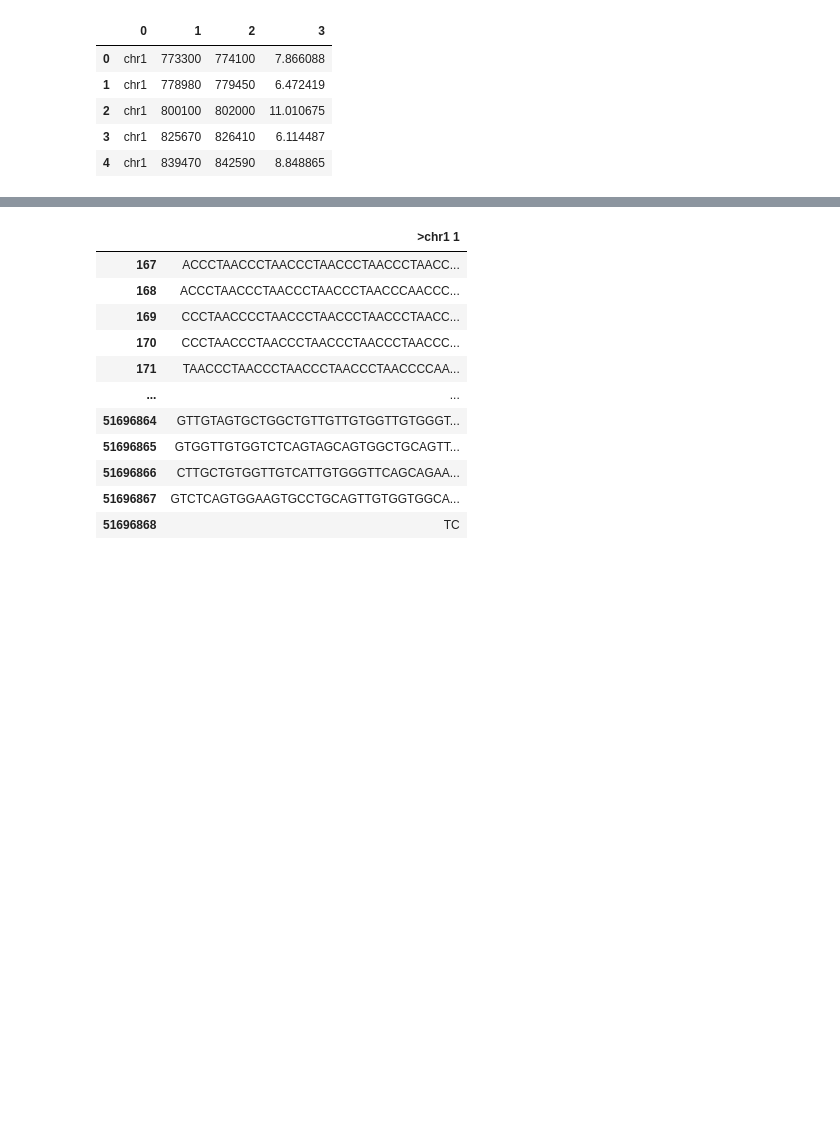
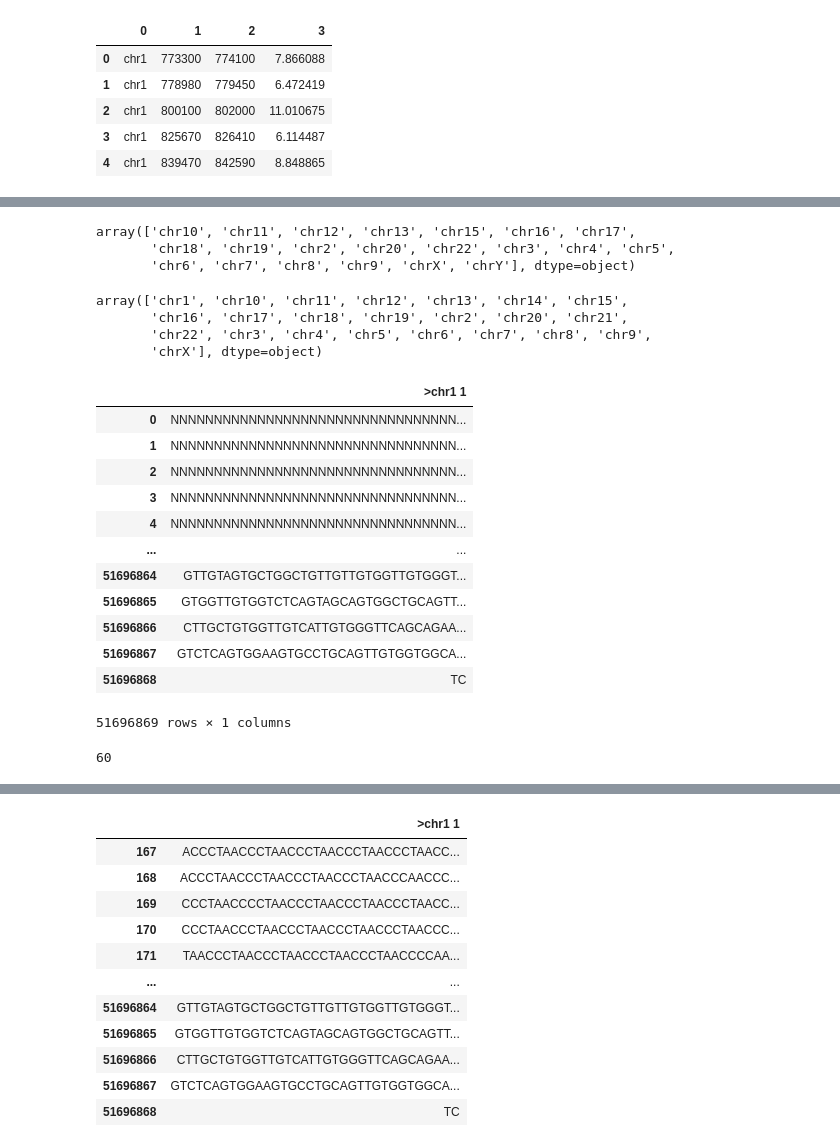
Before and after one commit to glinkaz/Enhancers, a Jupyter notebook: enhancers1.ipynb, the cells around one changed output, grey strips where cells are left out. Cells and saved outputs as stored; diff of their text form; code cells hidden in the pictures; blank space fills up the shorter version.

```diff
--- a/enhancers1.ipynb
+++ b/enhancers1.ipynb
@@ -26,4 +86,39 @@ gm.head()
+# %%
+negative_set[0].unique()
+# %% [output]
+array(['chr10', 'chr11', 'chr12', 'chr13', 'chr15', 'chr16', 'chr17',
+       'chr18', 'chr19', 'chr2', 'chr20', 'chr22', 'chr3', 'chr4', 'chr5',
+       'chr6', 'chr7', 'chr8', 'chr9', 'chrX', 'chrY'], dtype=object)
+# %%
+gm[0].unique()
+# %% [output]
+array(['chr1', 'chr10', 'chr11', 'chr12', 'chr13', 'chr14', 'chr15',
+       'chr16', 'chr17', 'chr18', 'chr19', 'chr2', 'chr20', 'chr21',
+       'chr22', 'chr3', 'chr4', 'chr5', 'chr6', 'chr7', 'chr8', 'chr9',
+       'chrX'], dtype=object)
 # %%
 train_neg = negative_set.loc[~negative_set[0].isin(['chrY', 'chrX'])]
 # %%
 GRCh37 = pd.read_csv('GRCh37.primary_assembly.genome.fa', sep='\t')
+# %%
+GRCh37 = pd.read_csv('GRCh37.primary_assembly.genome.fa', sep='\t')
+# %%
+GRCh37
+# %% [output]
+|  | >chr1 1 |
+| 0 | NNNNNNNNNNNNNNNNNNNNNNNNNNNNNNNNN... |
+| 1 | NNNNNNNNNNNNNNNNNNNNNNNNNNNNNNNNN... |
+| 2 | NNNNNNNNNNNNNNNNNNNNNNNNNNNNNNNNN... |
+| 3 | NNNNNNNNNNNNNNNNNNNNNNNNNNNNNNNNN... |
+| 4 | NNNNNNNNNNNNNNNNNNNNNNNNNNNNNNNNN... |
+| ... | ... |
+| 51696864 | GTTGTAGTGCTGGCTGTTGTTGTGGTTGTGGGT... |
+| 51696865 | GTGGTTGTGGTCTCAGTAGCAGTGGCTGCAGTT... |
+| 51696866 | CTTGCTGTGGTTGTCATTGTGGGTTCAGCAGAA... |
+| 51696867 | GTCTCAGTGGAAGTGCCTGCAGTTGTGGTGGCA... |
+| 51696868 | TC |
+51696869 rows × 1 columns
+# %%
+len("NNNNNNNNNNNNNNNNNNNNNNNNNNNNNNNNNNNNNNNNNNNNNNNNNNNNNNNNNNNN")
+# %% [output]
+60
```
Also changed, not shown: parts of 14 cells of this notebook, 1 other file.
